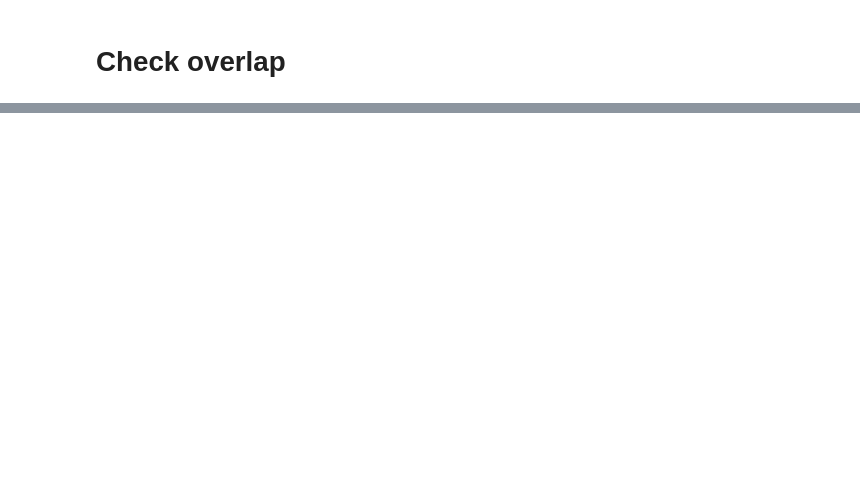
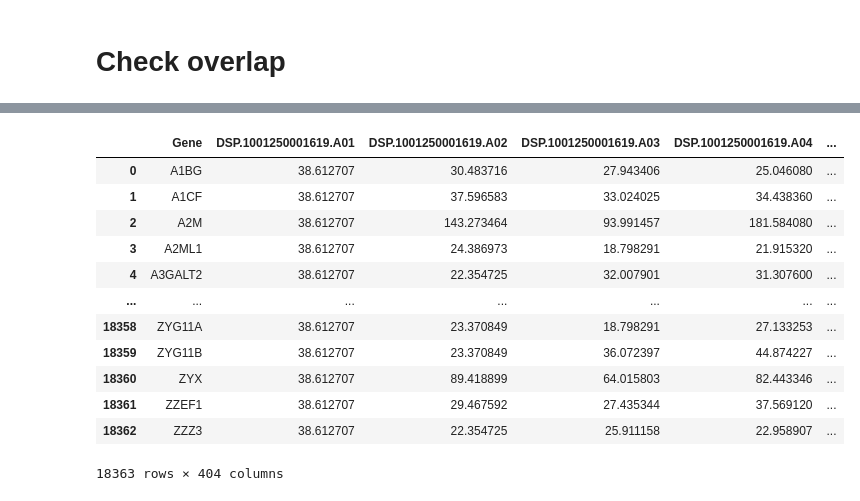
Before and after one commit to mbalesni/covid-mirna, a Jupyter notebook: transcriptome-analysis/transcriptome_analysis.ipynb, the cells around one changed output, grey strips where cells are left out. Saved outputs shown, nothing was run; the diff lists cells and outputs as text; code cells hidden in the pictures; blank space fills up the shorter version.

```diff
--- a/transcriptome-analysis/transcriptome_analysis.ipynb
+++ b/transcriptome-analysis/transcriptome_analysis.ipynb
@@ -123,0 +178,16 @@ pd.merge(predicted_genes_df, degs_df, how='inner', on='Gene Symbol')
+# %%
+pd.read_excel('GSE162911_Nanostring_Count_Matrices.xlsx', sheet_name='WTA_Q3Norm_TargetCountMatrix')
+# %% [output]
+|  | Gene | DSP.1001250001619.A01 | DSP.1001250001619.A02 | DSP.1001250001619.A03 | DSP.1001250001619.A04 | ... |
+| 0 | A1BG | 38.612707 | 30.483716 | 27.943406 | 25.046080 | ... |
+| 1 | A1CF | 38.612707 | 37.596583 | 33.024025 | 34.438360 | ... |
+| 2 | A2M | 38.612707 | 143.273464 | 93.991457 | 181.584080 | ... |
+| 3 | A2ML1 | 38.612707 | 24.386973 | 18.798291 | 21.915320 | ... |
+| 4 | A3GALT2 | 38.612707 | 22.354725 | 32.007901 | 31.307600 | ... |
+| ... | ... | ... | ... | ... | ... | ... |
+| 18358 | ZYG11A | 38.612707 | 23.370849 | 18.798291 | 27.133253 | ... |
+| 18359 | ZYG11B | 38.612707 | 23.370849 | 36.072397 | 44.874227 | ... |
+| 18360 | ZYX | 38.612707 | 89.418899 | 64.015803 | 82.443346 | ... |
+| 18361 | ZZEF1 | 38.612707 | 29.467592 | 27.435344 | 37.569120 | ... |
+| 18362 | ZZZ3 | 38.612707 | 22.354725 | 25.911158 | 22.958907 | ... |
+18363 rows × 404 columns
```
Also changed, not shown: parts of 14 cells of this notebook.
